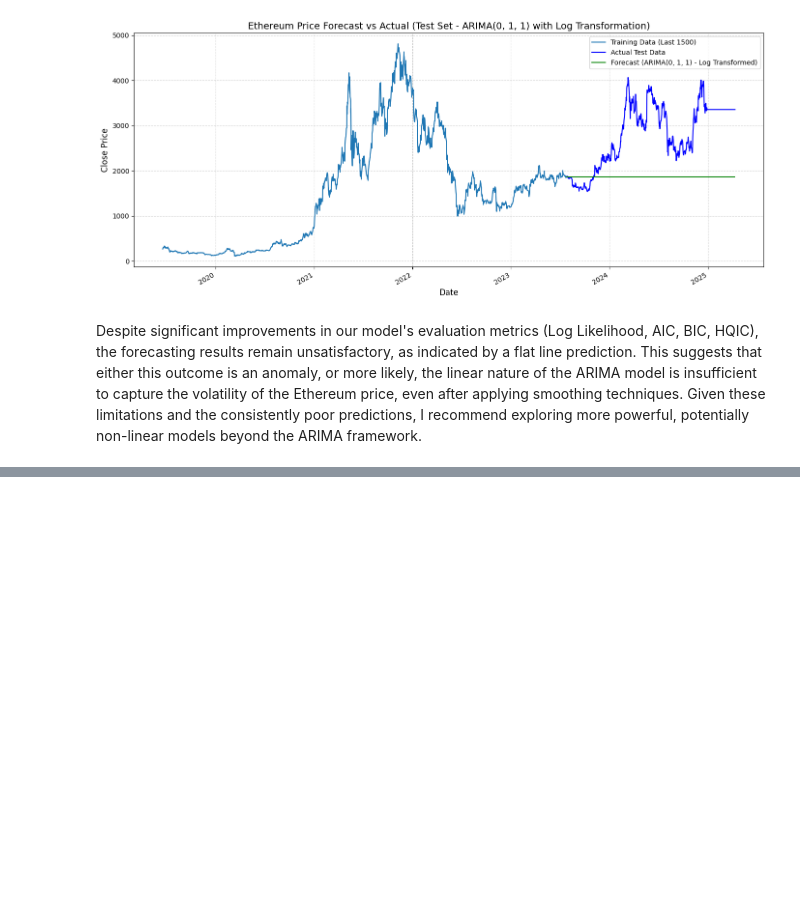
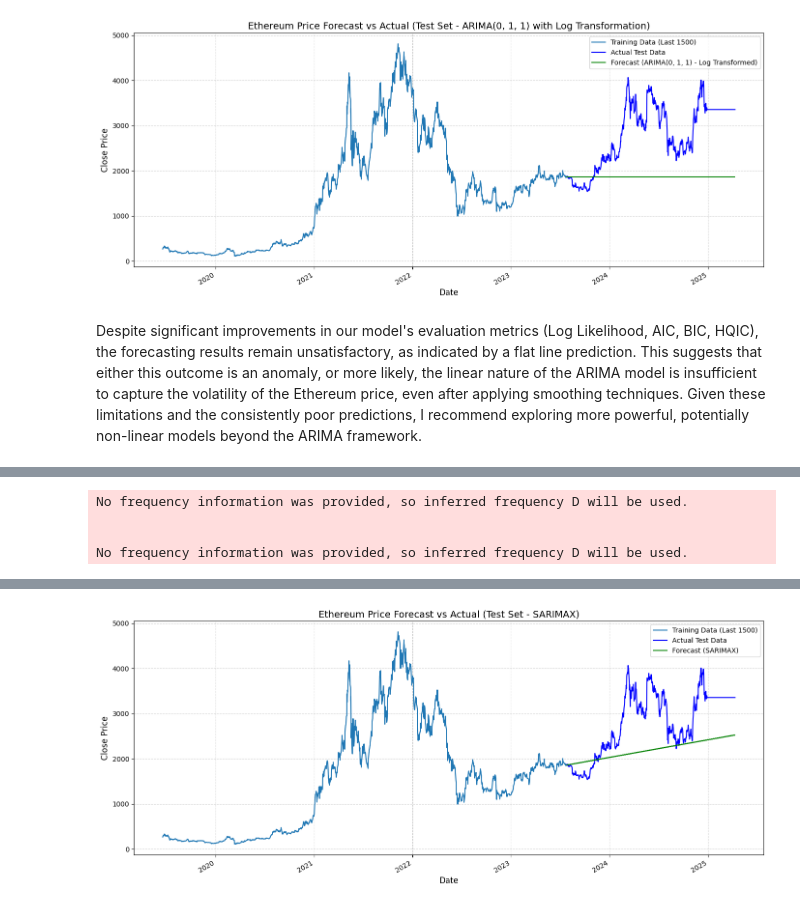
Before and after one commit to PatheticUser/ARIMA, a Jupyter notebook: main.ipynb, the cells around one changed output, grey strips where cells are left out. Saved outputs shown, nothing was run; the diff lists cells and outputs as text; code cells hidden in the pictures; blank space fills up the shorter version.

```diff
--- a/main.ipynb
+++ b/main.ipynb
@@ -594,0 +694,70 @@ Despite significant improvements in our model's evaluation metrics (Log Likeliho
+# %%
+from statsmodels.tsa.statespace.sarimax import SARIMAX
+import pandas as pd
+from sklearn.metrics import mean_squared_error
+import numpy as np
+import matplotlib.pyplot as plt
+import matplotlib.dates as mdates
+
+# Assuming train_data and merged_test_data are already loaded and processed
+# Make sure train_data has a proper datetime index and 'Close' column
+
+# Select the last 1500 data points for training (as specified)
+train_df_subset = train_data['Close'][-1500:]
+
+# Define the order and seasonal order based on your auto_arima results
+order = (0, 1, 1)
+seasonal_order = (0, 1, 1, 7)  # Assuming this was the seasonal order found by auto_arima
+
+# For SARIMAX, you can include exogenous variables in the 'exog' parameter
+# If you don't have any exogenous variables yet, you can leave this as None
+exog_train = None
+exog_test = None
+
+# Fit the SARIMAX model
+model_sarimax = SARIMAX(train_df_subset, order=order, seasonal_order=seasonal_order, exog=exog_train)
+results_sarimax = model_sarimax.fit(disp=False) # disp=False to suppress convergence messages
+
+print(results_sarimax.summary())
+
+# Forecast on the test set
+start = len(train_df_subset)
+end = start + len(merged_test_data) - 1
+forecast = results_sarimax.predict(start=start, end=end, exog=exog_test)
+
+# Create a pandas Series for the forecast
+forecast_index = merged_test_data.index
+forecast_series = pd.Series(forecast, index=forecast_index)
+
+# Calculate Root Mean Squared Error (RMSE)
+rmse = np.sqrt(mean_squared_error(merged_test_data['Close'], forecast))
+print(f'RMSE for SARIMAX: {rmse}')
+
+# Calculate Mean Absolute Percentage Error (MAPE)
+def calculate_mape(y_true, y_pred):
+    y_true, y_pred = np.array(y_true), np.array(y_pred)
+    return np.mean(np.abs((y_true - y_pred) / y_true)) * 100
+
+mape = calculate_mape(merged_test_data['Close'], forecast)
+print(f'MAPE for SARIMAX: {mape}')
+
+# Optional: Plotting the actual vs forecasted values
+plt.figure(figsize=(14, 6))
+plt.plot(train_df_subset.index, train_df_subset, label='Training Data (Last 1500)')
+plt.plot(merged_test_data.index, merged_test_data['Close'], label='Actual Test Data', color='blue')
+plt.plot(forecast_series.index, forecast_series, label='Forecast (SARIMAX)', color='green')
+plt.gca().xaxis.set_major_formatter(mdates.DateFormatter('%Y'))
+plt.gca().xaxis.set_major_locator(mdates.YearLocator())
+plt.grid(True, linestyle='--', alpha=0.6)
+plt.xlabel('Date', fontsize=12)
+plt.ylabel('Close Price', fontsize=12)
+plt.title('Ethereum Price Forecast vs Actual (Test Set - SARIMAX)', fontsize=14)
+plt.gcf().autofmt_xdate()
+plt.legend()
+plt.tight_layout()
+plt.show()
+# %% [output]
+No frequency information was provided, so inferred frequency D will be used.
+
+
+No frequency information was provided, so inferred frequency D will be used.
@@ -594,0 +781 @@ Despite significant improvements in our model's evaluation metrics (Log Likeliho
+[figure, added]
```
Also changed, not shown: parts of 8 cells of this notebook.
